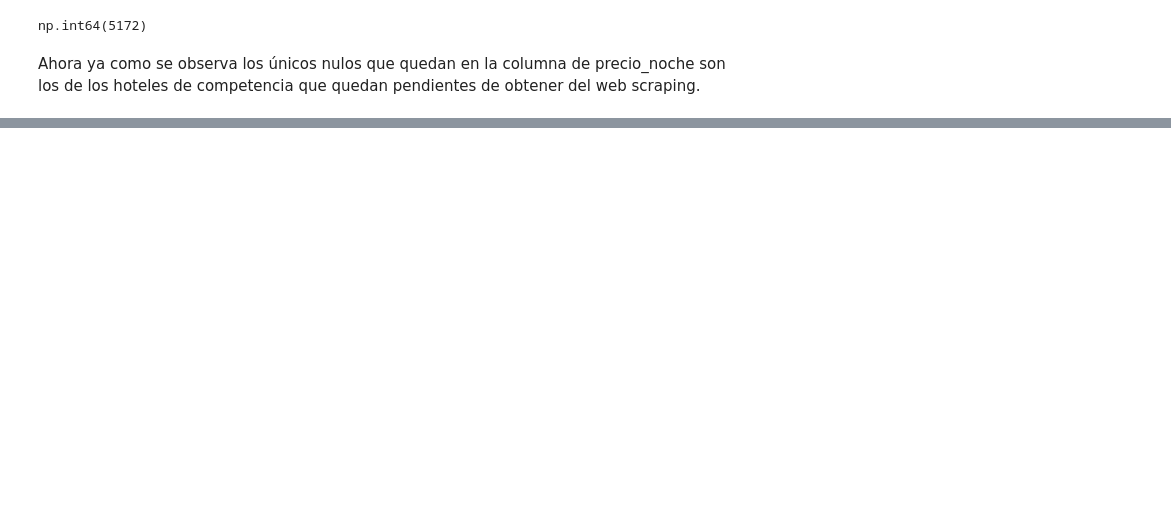
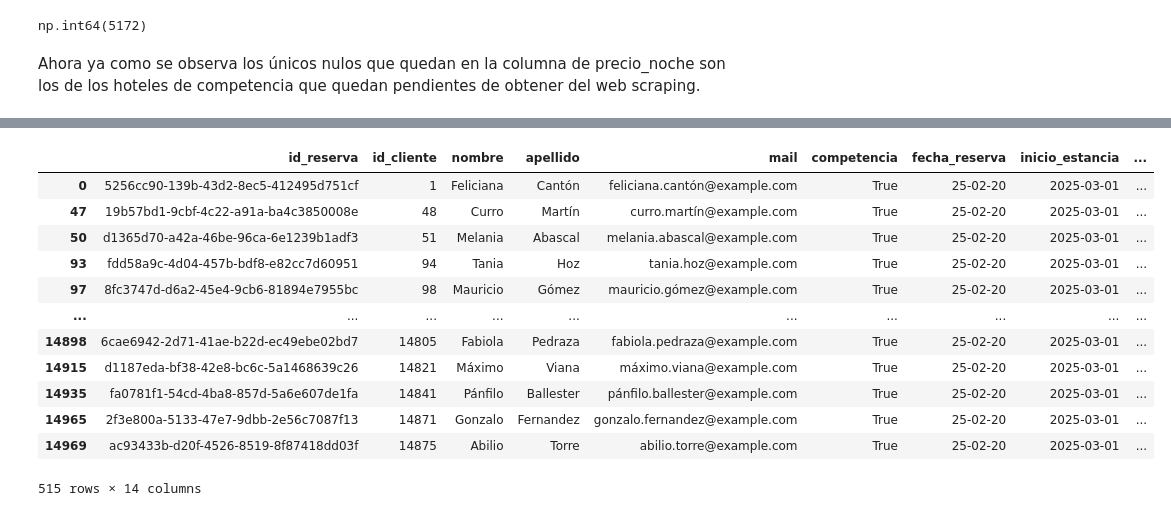
Before and after one commit to raquelscv/Proyecto-ETL, a Jupyter notebook: jupyters/pruebas.ipynb, the cells around one changed output, grey strips where cells are left out. Saved outputs shown, nothing was run; the diff lists cells and outputs as text; code cells hidden in the pictures; blank space fills up the shorter version.

```diff
--- a/jupyters/pruebas.ipynb
+++ b/jupyters/pruebas.ipynb
@@ -415,0 +401,16 @@ print(dicc_medidas)
+# %%
+# funcion que devueleve una lista con los valores de una columna de un dataframe como elementos de la lista
+def lista_columnas_df(dataframe, columna):
+    lista = []
+    for valor in dataframe[columna]:
+        lista.append(valor)
+    return lista
+# %%
+# funcion que devuelve un diccionario con las claves como elementos de una lista y los valores como elementos de la otra lista
+def creacion_diccionarios(lista1, lista2):
+    dicc = dict(zip(lista1, lista2))
+    return dicc
+# %%
+# crea el diccionario aplicando las dos funciones lista_columnas_df y creacion_diccionarios
+dicc_medidas = creacion_diccionarios(lista_columnas_df(df_medidas, "nombre_hotel"), lista_columnas_df(df_medidas, "mean"))
+dicc_medidas
@@ -416,7 +437,7 @@ print(dicc_medidas)
 # %%
+# rellena los valores nulos en "precio_noche" de hoteles propios con la media almacenada en dicc_medidas
 for hotel in dicc_medidas:
-    # Filtramos las filas del hotel actual y rellenamos los valores nulos de precio_noche
-    df.loc[(df["nombre_hotel"] == hotel) & (df["competencia"] == False), "precio_noche"] = df.loc[(df["nombre_hotel"] == hotel) & (df["competencia"] == False), "precio_noche"].fillna(dicc_medidas[hotel])
+    df.loc[(df["nombre_hotel"] == hotel) & (df["competencia"] == False), "precio_noche"] = df.loc[(df["nombre_hotel"] == hotel) & (df["competencia"] == False), "precio_noche"].fillna(round(dicc_medidas[hotel], 2))
 
 df["precio_noche"].isnull().sum()
 # %% [output]
@@ -447,0 +531,17 @@ df.to_csv("../data/reservas_hoteles_limpio.csv", index=False)
+# %%
+# comprobacion de que se ha hecho correctamente
+df[df["id_hotel"] == 113]
+# %% [output]
+|  | id_reserva | id_cliente | nombre | apellido | mail | competencia | fecha_reserva | inicio_estancia | ... |
+| 0 | 5256cc90-139b-43d2-8ec5-412495d751cf | 1 | Feliciana | Cantón | feliciana.cantón@example.com | True | 25-02-20 | 2025-03-01 | ... |
+| 47 | 19b57bd1-9cbf-4c22-a91a-ba4c3850008e | 48 | Curro | Martín | curro.martín@example.com | True | 25-02-20 | 2025-03-01 | ... |
+| 50 | d1365d70-a42a-46be-96ca-6e1239b1adf3 | 51 | Melania | Abascal | melania.abascal@example.com | True | 25-02-20 | 2025-03-01 | ... |
+| 93 | fdd58a9c-4d04-457b-bdf8-e82cc7d60951 | 94 | Tania | Hoz | tania.hoz@example.com | True | 25-02-20 | 2025-03-01 | ... |
+| 97 | 8fc3747d-d6a2-45e4-9cb6-81894e7955bc | 98 | Mauricio | Gómez | mauricio.gómez@example.com | True | 25-02-20 | 2025-03-01 | ... |
+| ... | ... | ... | ... | ... | ... | ... | ... | ... | ... |
+| 14898 | 6cae6942-2d71-41ae-b22d-ec49ebe02bd7 | 14805 | Fabiola | Pedraza | fabiola.pedraza@example.com | True | 25-02-20 | 2025-03-01 | ... |
+| 14915 | d1187eda-bf38-42e8-bc6c-5a1468639c26 | 14821 | Máximo | Viana | máximo.viana@example.com | True | 25-02-20 | 2025-03-01 | ... |
+| 14935 | fa0781f1-54cd-4ba8-857d-5a6e607de1fa | 14841 | Pánfilo | Ballester | pánfilo.ballester@example.com | True | 25-02-20 | 2025-03-01 | ... |
+| 14965 | 2f3e800a-5133-47e7-9dbb-2e56c7087f13 | 14871 | Gonzalo | Fernandez | gonzalo.fernandez@example.com | True | 25-02-20 | 2025-03-01 | ... |
+| 14969 | ac93433b-d20f-4526-8519-8f87418dd03f | 14875 | Abilio | Torre | abilio.torre@example.com | True | 25-02-20 | 2025-03-01 | ... |
+515 rows × 14 columns
```
Also changed, not shown: parts of 37 cells of this notebook, 6 other files.
